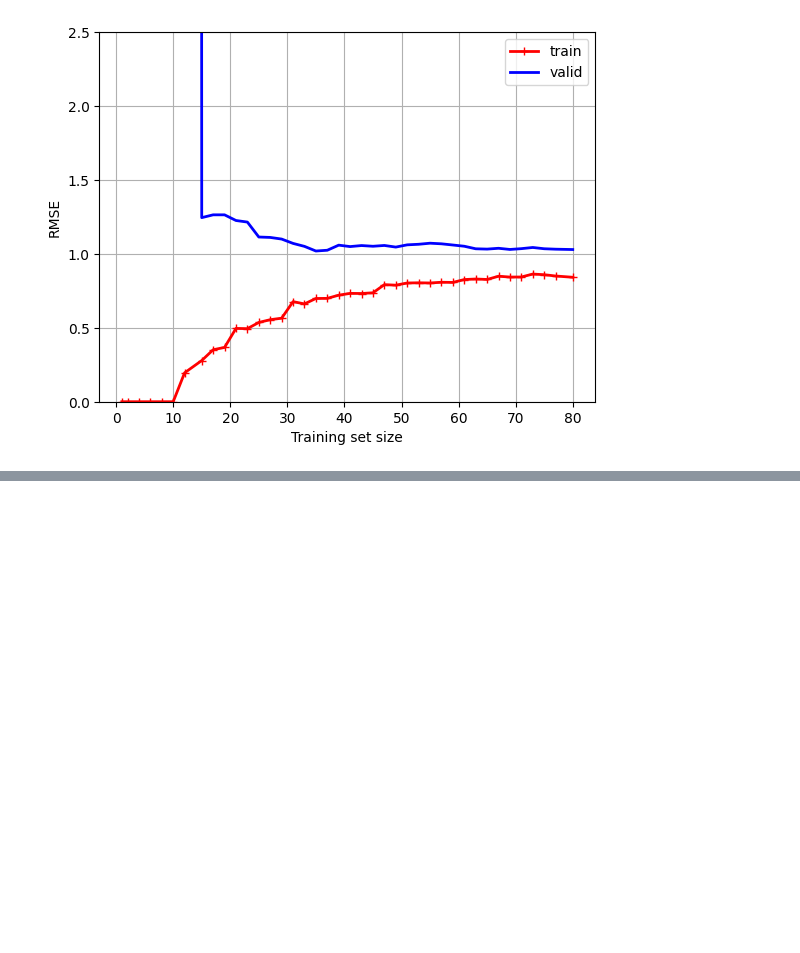
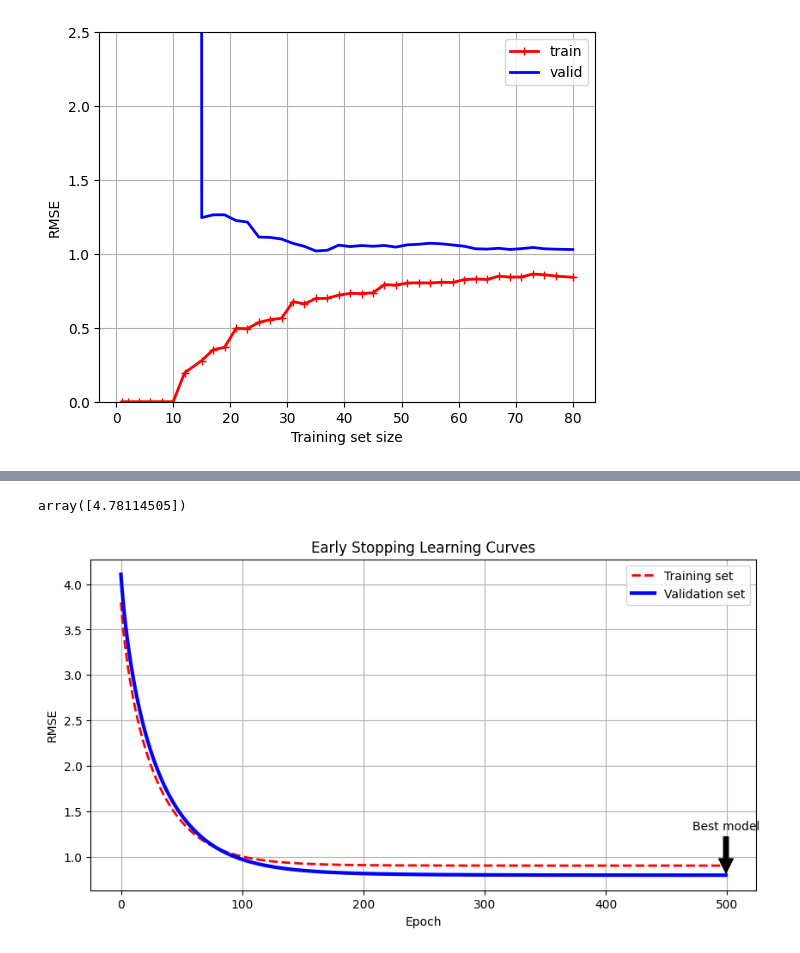
Before and after one commit to think2times/Fastrack, a Jupyter notebook: ai/homl/ch04.ipynb, the cells around one changed output, grey strips where cells are left out. Drawn from its saved outputs; the diff is of its cells as text; code cells hidden in the pictures; blank space fills up the shorter version.

Commit message:
learn chapter 4.5 of homl

```diff
--- a/ai/homl/ch04.ipynb
+++ b/ai/homl/ch04.ipynb
@@ -256,0 +265,5 @@ plt.show()
+# %%
+sgd_reg = SGDRegressor(penalty='l2', alpha=0.1 / m, tol=None,
+                       max_iter=1000, eta0=0.01, random_state=42)
+sgd_reg.fit(X, y.ravel())
+sgd_reg.predict([[1.5]])
@@ -256,0 +272,6 @@ plt.show()
+# %%
+from sklearn.linear_model import Lasso
+
+lasso_reg = Lasso(alpha=0.1)
+lasso_reg.fit(X, y)
+lasso_reg.predict([[1.5]])
@@ -256,0 +280,68 @@ plt.show()
+# %%
+from sklearn.linear_model import ElasticNet
+
+elastic_net = ElasticNet(alpha=0.1, l1_ratio=0.5)
+elastic_net.fit(X, y)
+elastic_net.predict([[1.5]])
+# %% [output]
+array([4.78114505])
+# %%
+from copy import deepcopy
+from sklearn.metrics import root_mean_squared_error
+from sklearn.preprocessing import StandardScaler
+from sklearn.model_selection import train_test_split
+
+X_train, X_valid, y_train, y_valid = train_test_split(
+    X, y,
+    test_size=0.2,    # 验证集占 20%
+    random_state=42,  # 保证每次运行代码，拆分的结果都一样（这很重要！）
+    shuffle=True      # 拆分前先打乱顺序，防止数据分布不均
+)
+
+preprocessiong = make_pipeline(PolynomialFeatures(degree=2, include_bias=False),
+                               StandardScaler())
+X_train_prep = preprocessiong.fit_transform(X_train)
+X_valid_prep = preprocessiong.transform(X_valid)
+sgd_reg = SGDRegressor(penalty=None, eta0=0.002, random_state=42)
+
+n_epochs = 500
+train_errors, val_errors = [], [] # 用于绘图
+best_valid_rmse = float('inf')
+
+for epoch in range(n_epochs):
+    sgd_reg.partial_fit(X_train_prep, y_train)
+
+    # 记录当前轮次的误差
+    y_train_predict = sgd_reg.predict(X_train_prep)
+    y_valid_predict = sgd_reg.predict(X_valid_prep)
+
+    train_errors.append(root_mean_squared_error(y_train, y_train_predict))
+    val_error = root_mean_squared_error(y_valid, y_valid_predict)
+    val_errors.append(val_error)
+
+    # 保存最佳模型
+    if val_error < best_valid_rmse:
+        best_valid_rmse = val_error
+        best_epoch = epoch
+        best_model = deepcopy(sgd_reg)
+
+# --- 3. 绘制学习曲线 ---
+plt.figure(figsize=(10, 5))
+plt.plot(train_errors, "r--", linewidth=2, label="Training set")
+plt.plot(val_errors, "b-", linewidth=3, label="Validation set")
+
+# 标注最佳点
+plt.annotate('Best model',
+             xy=(best_epoch, best_valid_rmse),
+             xytext=(best_epoch, best_valid_rmse + 0.5),
+             ha="center",
+             arrowprops=dict(facecolor='black', shrink=0.05))
+
+plt.xlabel("Epoch")
+plt.ylabel("RMSE")
+plt.legend()
+plt.title("Early Stopping Learning Curves")
+plt.grid(True)
+plt.show()
+# %% [output]
+[figure, added]
```
Also changed, not shown: parts of 5 cells of this notebook, 1 other file.
